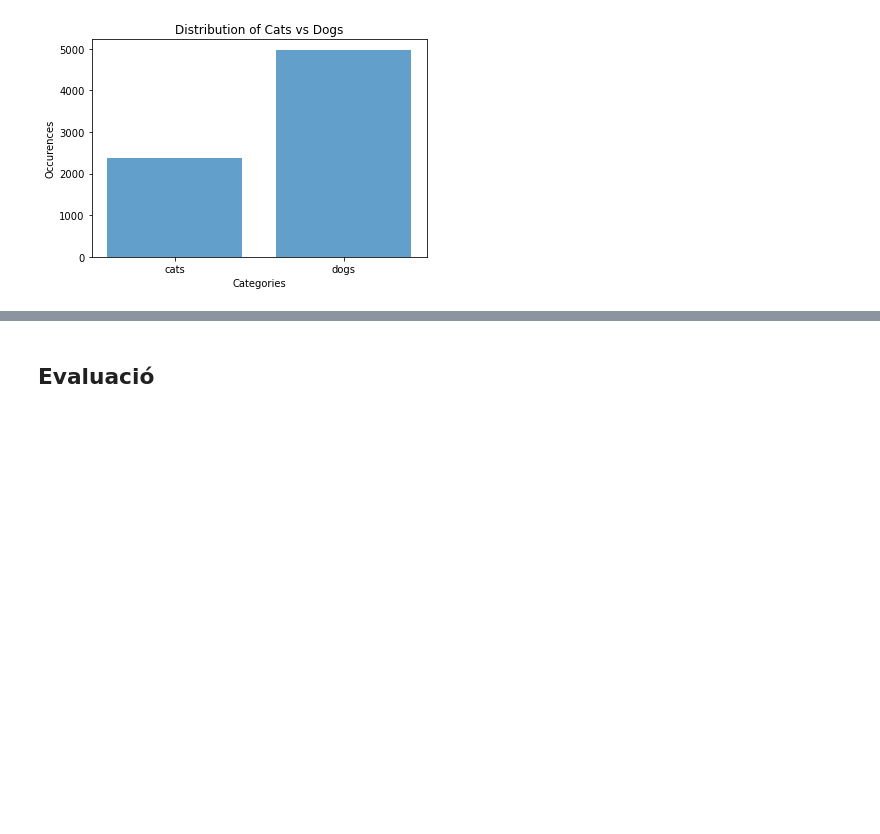
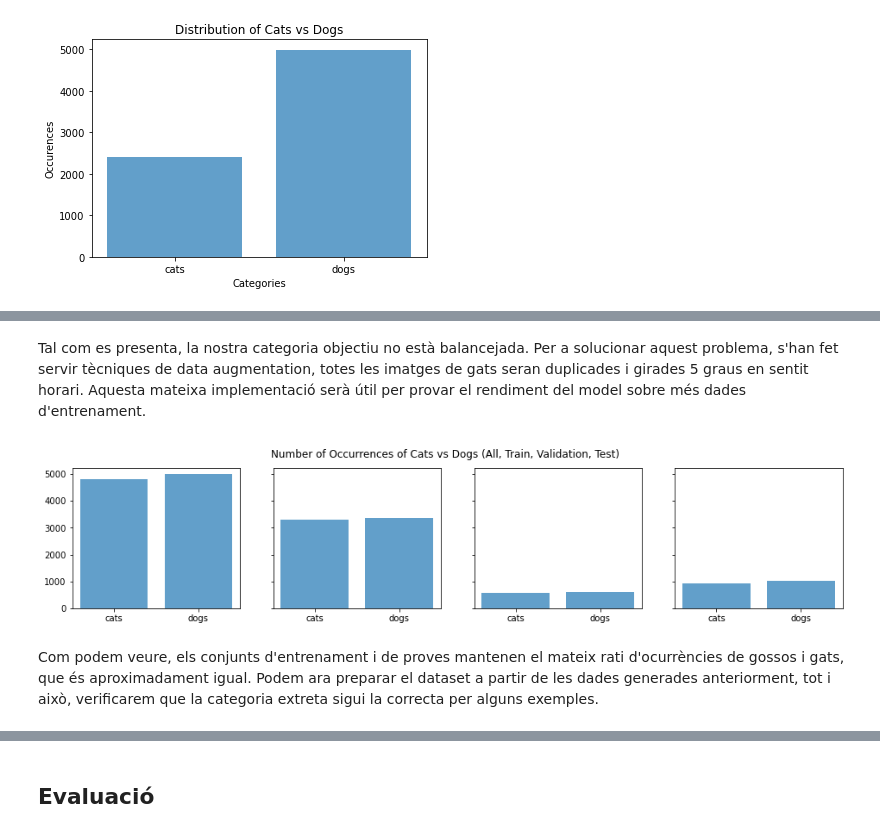
Before and after one commit to Fufuffu/aa_2324, a Jupyter notebook: Practica2/SolucioP2.ipynb, the cells around one changed output, grey strips where cells are left out. Drawn from its saved outputs; the diff is of its cells as text; code cells hidden in the pictures; blank space fills up the shorter version.

```diff
--- a/Practica2/SolucioP2.ipynb
+++ b/Practica2/SolucioP2.ipynb
@@ -47,8 +55,8 @@ DataPoint = namedtuple("DataPoint", ["image_path", "label", "augmentation", "arg
 
 dataset_base_path = "../../PetDataset/"
 
-def split_train_test(lines, train_percentage = 0.5):
-    random_indices = random.sample(range(len(lines)), int(len(lines) * train_percentage))
+def split_list(lines, left_percentage = 0.5):
+    random_indices = random.sample(range(len(lines)), int(len(lines) * left_percentage))
 
     random_subset = [lines[i] for i in random_indices]
     remaining_elements = [elem for idx, elem in enumerate(lines) if idx not in random_indices]
@@ -69,6 +77,13 @@ with open(f"{dataset_base_path}/annotations/list.txt") as f:
         # Take the species from the annotations, and substract 1 to treat it as a category
         label = int(line[2]) - 1
         all_data.append(DataPoint(image_path, label, AugmentationStrategy.NONE, None))
-
-balanced_class_data = data_augment_cats(all_data)
-train_data, test_data = split_train_test(balanced_class_data)
+# %%
+# Verificam si totes les imatges estan presents a /images/
+images_in_list = sorted([point.image_path for point in all_data])
+images_in_dataset = sorted([img.replace(".jpg", "") for img in os.listdir(f"{dataset_base_path}/images/") if img.endswith(".jpg")])
+
+not_in_dataset = [x for x in images_in_list if x not in images_in_dataset]
+not_in_list = [x for x in images_in_dataset if x not in images_in_list]
+
+print(f"Imatges a la llista i no en el conjunt de dades: {not_in_dataset}")
+print(f"Imatges en el conjunt de dades i no a la llista: {not_in_list}")
@@ -75,3 +95,13 @@ train_data, test_data = split_train_test(balanced_class_data)
+# %%
+for image_to_add in not_in_list:
+    label = int(image_to_add[0].islower())
+    all_data.append(DataPoint(image_to_add, label, AugmentationStrategy.NONE, None))
+# %%
+balanced_class_data = data_augment_cats(all_data)
+
+# 70% train, 10% validation, 20% test
+train_data, test_data = split_list(balanced_class_data, left_percentage=0.8)
+train_data, validation_data = split_list(train_data, left_percentage=0.85)
 # %%
 def count_cats_and_dogs(data_points) -> dict:
     result = {"cats": 0, "dogs": 0}
@@ -387,0 +126,19 @@ class SmallVGGFCExtra(nn.Module):
+# %% [markdown]
+Tal com es presenta, la nostra categoria objectiu no està balancejada. Per a solucionar aquest problema, s'han fet servir tècniques de data augmentation, totes les imatges de gats seran duplicades i girades 5 graus en sentit horari. Aquesta mateixa implementació serà útil per provar el rendiment del model sobre més dades d'entrenament.
+# %%
+base_subset_counts_balanced = count_cats_and_dogs(balanced_class_data)
+base_subset_counts_train = count_cats_and_dogs(train_data)
+base_subset_counts_val = count_cats_and_dogs(validation_data)
+base_subset_counts_test = count_cats_and_dogs(test_data)
+
+fig, axs = plt.subplots(1, 4, figsize=(16, 3), sharey=True)
+axs[0].bar(base_subset_counts_balanced.keys(), base_subset_counts_balanced.values(), align='center', alpha=0.7)
+axs[1].bar(base_subset_counts_train.keys(), base_subset_counts_train.values(), align='center', alpha=0.7)
+axs[2].bar(base_subset_counts_val.keys(), base_subset_counts_val.values(), align='center', alpha=0.7)
+axs[3].bar(base_subset_counts_test.keys(), base_subset_counts_test.values(), align='center', alpha=0.7)
+fig.suptitle('Number of Occurrences of Cats vs Dogs (All, Train, Validation, Test)')
+plt.show()
+# %% [output]
+[figure, added]
+# %% [markdown]
+Com podem veure, els conjunts d'entrenament i de proves mantenen el mateix rati d'ocurrències de gossos i gats, que és aproximadament igual. Podem ara preparar el dataset a partir de les dades generades anteriorment, tot i això, verificarem que la categoria extreta sigui la correcta per alguns exemples.
```
Also changed, not shown: parts of 64 cells of this notebook, 3 other files.
